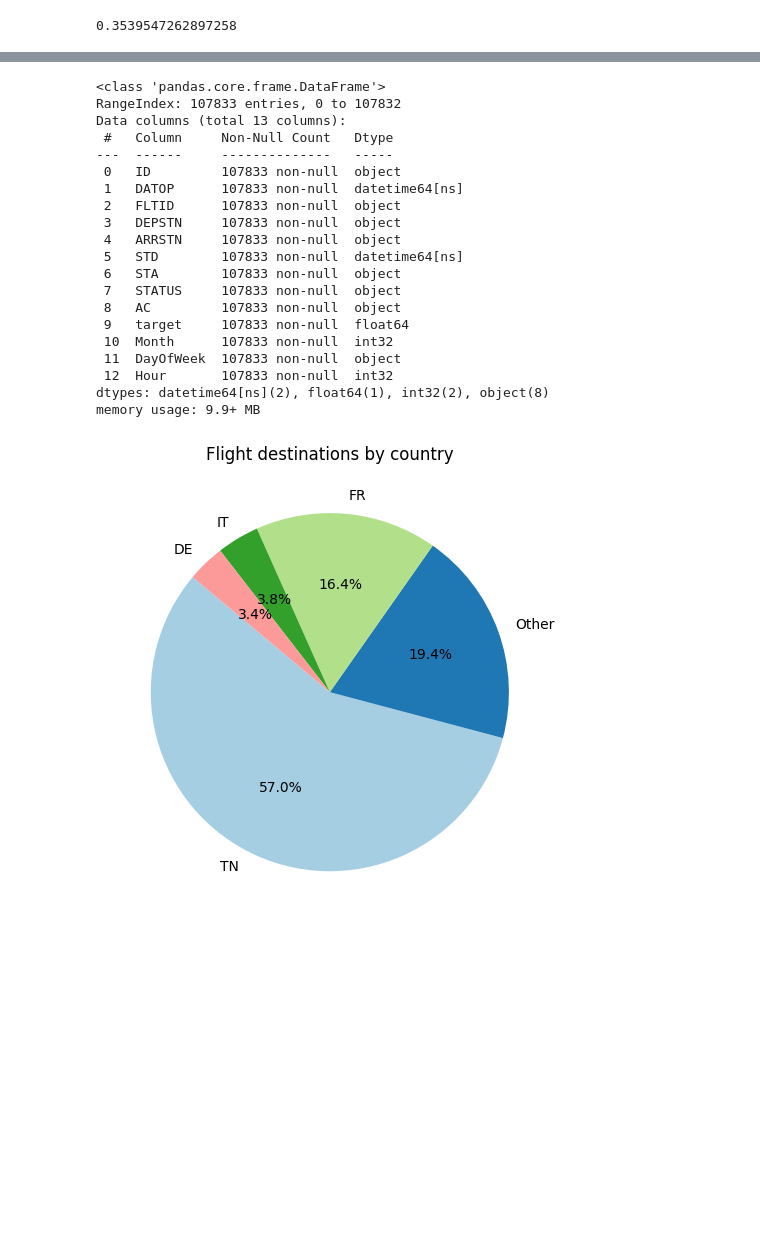
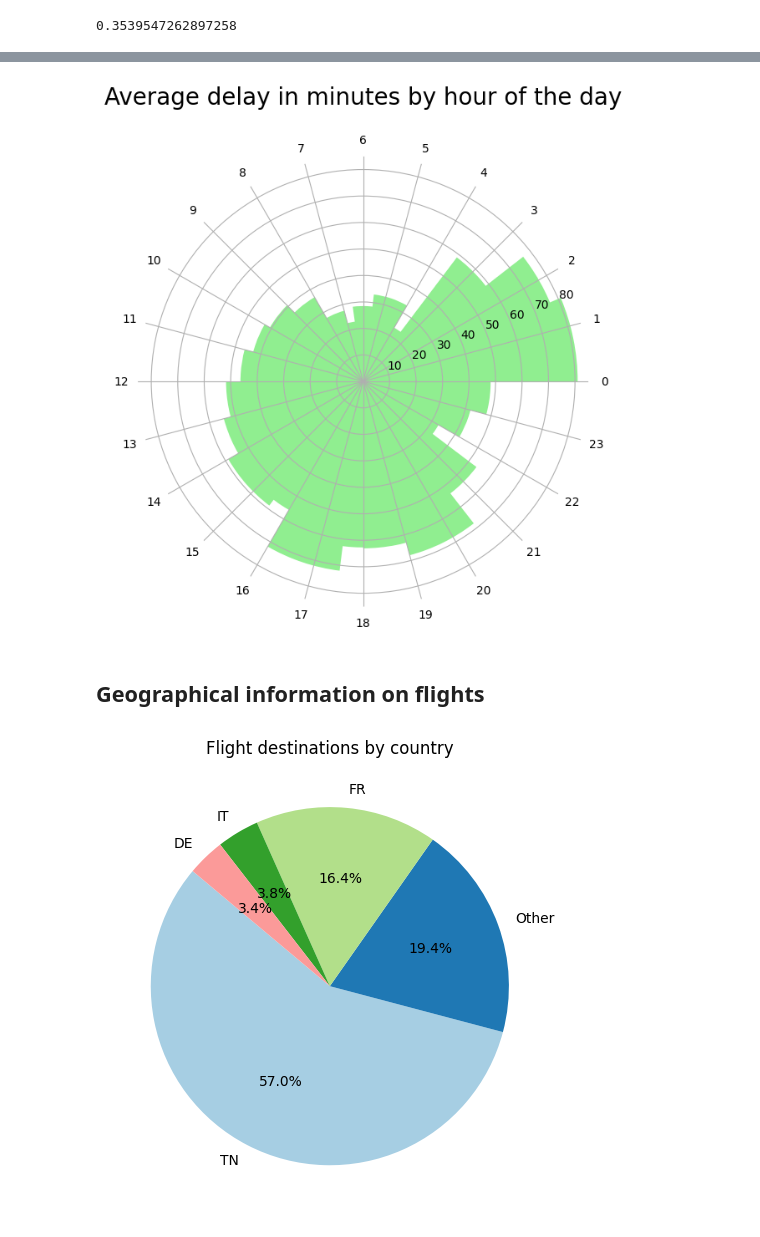
Before and after one commit to rudyvdbrink/Tunis_Air_prediction, a Jupyter notebook: 0_EDA.ipynb, the cells around one changed output, grey strips where cells are left out. Cells and saved outputs as stored; diff of their text form; code cells hidden in the pictures; blank space fills up the shorter version.

```diff
--- a/0_EDA.ipynb
+++ b/0_EDA.ipynb
@@ -128,3 +164,0 @@ plt.show()
-# %%
-#I think we probably want to log-transform the target that to make it more normally distributed
-df['target'] = df.target.apply(lambda x: np.log1p(x) if x > 0 else 0)
@@ -154,24 +165,41 @@ df.tail()
-# %%
-df.info()
-# %% [output]
-<class 'pandas.core.frame.DataFrame'>
-RangeIndex: 107833 entries, 0 to 107832
-Data columns (total 13 columns):
- #   Column     Non-Null Count   Dtype
----  ------     --------------   -----
- 0   ID         107833 non-null  object
- 1   DATOP      107833 non-null  datetime64[ns]
- 2   FLTID      107833 non-null  object
- 3   DEPSTN     107833 non-null  object
- 4   ARRSTN     107833 non-null  object
- 5   STD        107833 non-null  datetime64[ns]
- 6   STA        107833 non-null  object
- 7   STATUS     107833 non-null  object
- 8   AC         107833 non-null  object
- 9   target     107833 non-null  float64
- 10  Month      107833 non-null  int32
- 11  DayOfWeek  107833 non-null  object
- 12  Hour       107833 non-null  int32
-dtypes: datetime64[ns](2), float64(1), int32(2), object(8)
-memory usage: 9.9+ MB
+# %%
+#  Calculate the average target value by hour of the day
+avg_by_day = df.groupby('Hour')['target'].mean()
+
+# Plot the average target by hour of the day as a circular barplot
+# Setting up the circular layout
+categories = avg_by_day.index
+values = avg_by_day.values
+
+N = len(categories)
+angles = np.linspace(0, 2 * np.pi, N, endpoint=False).tolist()
+
+# The polar coordinates require a closed circle, so we need to repeat the first value
+angles += angles[:1]
+values = np.append(values, values[0])
+
+# Create the plot
+plt.figure(figsize=(7, 7))
+ax = plt.subplot(111, polar=True)
+
+# Plot bars
+bars = ax.bar(angles[:-1], values[:-1], color='lightgreen', align='edge', width=0.4)
+
+# Add labels to the bars
+ax.set_xticks(angles[:-1])
+ax.set_xticklabels(categories)
+
+# Title and labels
+plt.title('Average delay in minutes by hour of the day', size=20, color='black', y=1.1)
+
+# Hide some of the frame
+ax.spines['polar'].set_visible(False)
+
+# Save the figure to file in the folder './plots'
+plt.savefig('./plots/Flight_delay_by_hour_circular', bbox_inches='tight', transparent=True)
+plt.show()
+# %% [output]
+[figure, added]
+# %% [markdown]
+## Geographical information on flights
 # %%
```
Also changed, not shown: parts of 10 cells of this notebook.
